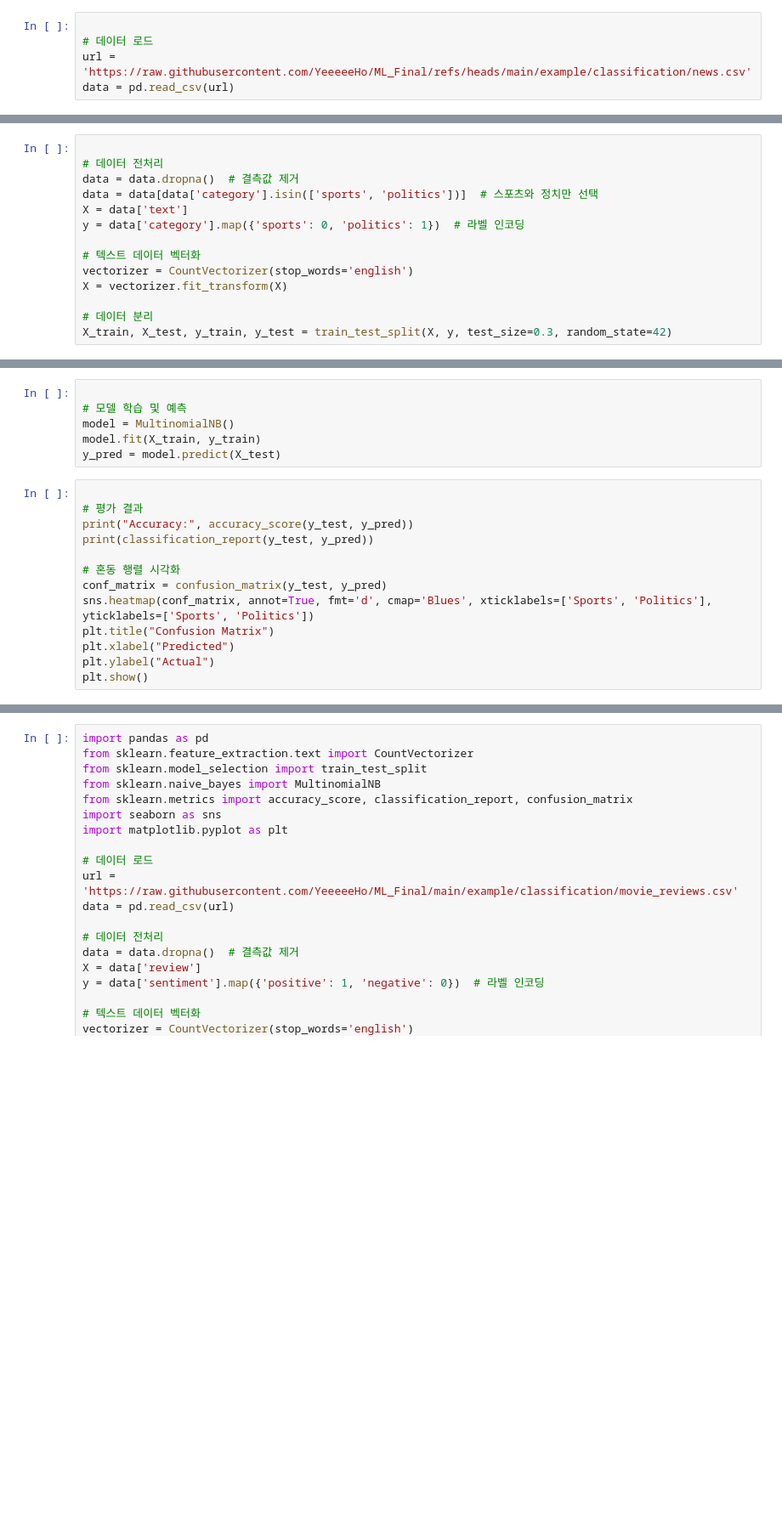
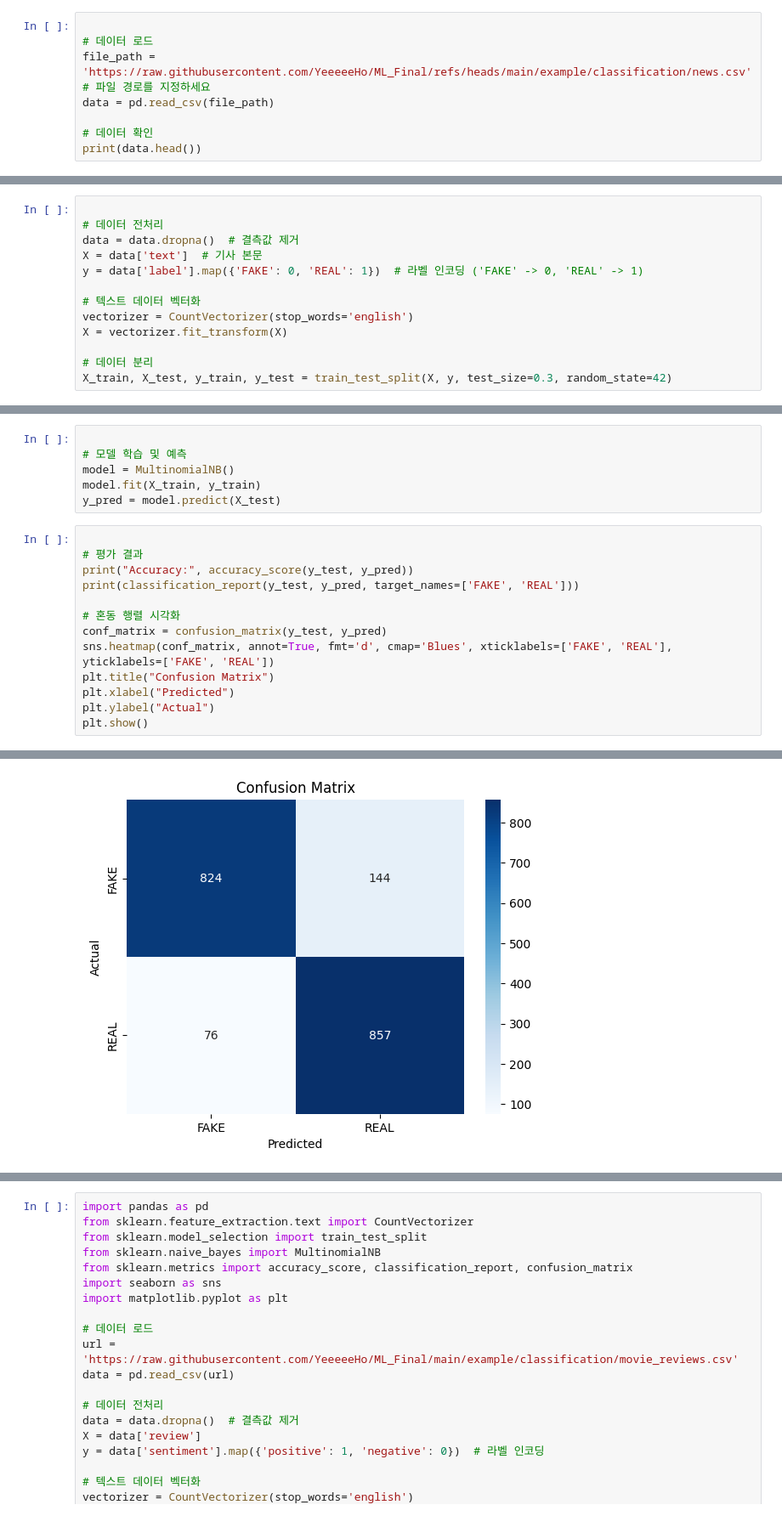
Before and after one commit to YeeeeeHo/ML_Final, a Jupyter notebook: example/classification/classification.ipynb, the cells around one changed output, grey strips where cells are left out. Shown: that part at 85% size. Cells and saved outputs as stored; diff of their text form; blank space fills up the shorter version.

```diff
--- a/example/classification/classification.ipynb
+++ b/example/classification/classification.ipynb
@@ -88,5 +88,8 @@ import matplotlib.pyplot as plt
 # %%
 
 # 데이터 로드
-url = 'https://raw.githubusercontent.com/YeeeeeHo/ML_Final/refs/heads/main/example/classification/news.csv'
-data = pd.read_csv(url)
+file_path = 'https://raw.githubusercontent.com/YeeeeeHo/ML_Final/refs/heads/main/example/classification/news.csv'  # 파일 경로를 지정하세요
+data = pd.read_csv(file_path)
+
+# 데이터 확인
+print(data.head())
@@ -113,9 +111,8 @@ Index(['Unnamed: 0', 'title', 'text', 'label'], dtype='object')
 
 # 데이터 전처리
 data = data.dropna()  # 결측값 제거
-data = data[data['category'].isin(['sports', 'politics'])]  # 스포츠와 정치만 선택
-X = data['text']
-y = data['category'].map({'sports': 0, 'politics': 1})  # 라벨 인코딩
+X = data['text']  # 기사 본문
+y = data['label'].map({'FAKE': 0, 'REAL': 1})  # 라벨 인코딩 ('FAKE' -> 0, 'REAL' -> 1)
 
 # 텍스트 데이터 벡터화
 vectorizer = CountVectorizer(stop_words='english')
@@ -135,12 +130,13 @@ y_pred = model.predict(X_test)
 
 # 평가 결과
 print("Accuracy:", accuracy_score(y_test, y_pred))
-print(classification_report(y_test, y_pred))
+print(classification_report(y_test, y_pred, target_names=['FAKE', 'REAL']))
 
 # 혼동 행렬 시각화
 conf_matrix = confusion_matrix(y_test, y_pred)
-sns.heatmap(conf_matrix, annot=True, fmt='d', cmap='Blues', xticklabels=['Sports', 'Politics'], yticklabels=['Sports', 'Politics'])
+sns.heatmap(conf_matrix, annot=True, fmt='d', cmap='Blues', xticklabels=['FAKE', 'REAL'], yticklabels=['FAKE', 'REAL'])
 plt.title("Confusion Matrix")
 plt.xlabel("Predicted")
 plt.ylabel("Actual")
 plt.show()
+# %% [output]
@@ -146,0 +152 @@ plt.show()
+[figure, added]
```
Also changed, not shown: parts of 5 cells of this notebook.
